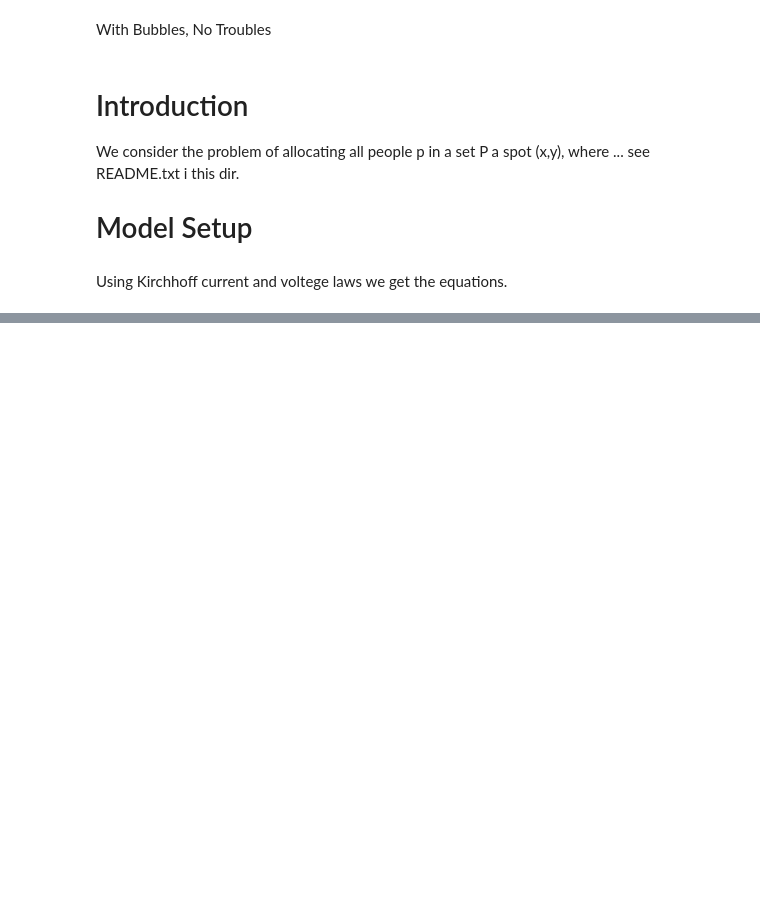
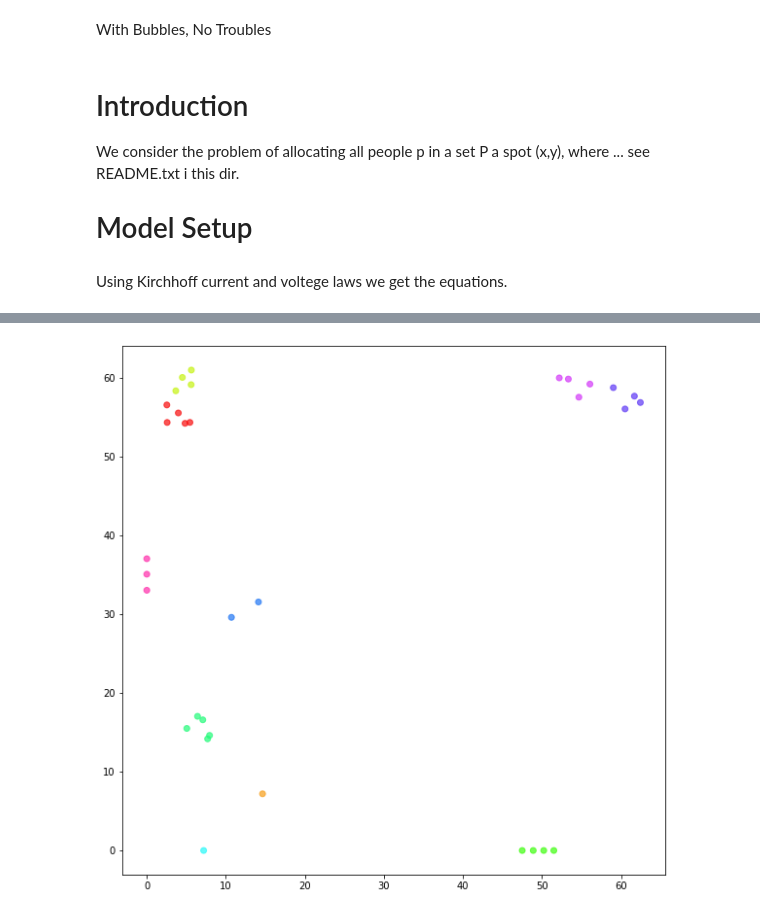
Before and after one commit to PeterSels/OnComputation, a Jupyter notebook: WithBubblesNoTroubles/WithBubblesNoTroubles.ipynb, the cells around one changed output, grey strips where cells are left out. Saved outputs shown, nothing was run; the diff lists cells and outputs as text; code cells hidden in the pictures; blank space fills up the shorter version.

```diff
--- a/WithBubblesNoTroubles/WithBubblesNoTroubles.ipynb
+++ b/WithBubblesNoTroubles/WithBubblesNoTroubles.ipynb
@@ -20,13 +20,13 @@ Using Kirchhoff current and voltege laws we get the equations.
 from gurobipy import *
 import random
 
-random.seed()
+random.seed(10)
 
 program = 'WithBubblesNoTroubles'
 
 # generate some bubbles with people:
 max_persons_per_bubble = 5
-B = 4
+B = 10
 
 p = 0
 bubbles = []
@@ -47,8 +47,8 @@ print('B = {:d}'.format(B))
 print('bubbles = ')
 print(bubbles)
 
-dSameBubbleMLo = 0.3 # meter
-dSameBubbleMHi = 3.0 # meter
+dSameBubbleMLo = 0.5 # meter
+dSameBubbleMHi = 4.0 # meter
 
 dOtherBMLo = 1.5 # meter
 
@@ -66,6 +66,7 @@ def model(xlo=0, xhi=100,
     assert len(x) == P
     assert len(y) == P
 
+    max_quad_expr = 0
     # (1) create all the 3N linear current constraints:
     for p1 in persons:  # there are P of them: 0..P-1
         for p2 in persons:  # there are P of them: 0..P-1
@@ -76,8 +77,14 @@ def model(xlo=0, xhi=100,
                     m.addConstr(quad_expr <= dSameBubbleMHi**2, 'sameMHi_p{:d}_p{:d}'.format(p1,p2))
                 else: # pair is not in same bubble, separate by pushing away from each other
                     m.addConstr(quad_expr >= dOtherBMLo**2, 'otherMLo_p{:d}_p{:d}'.format(p1,p2))
+                    max_quad_expr += quad_expr
+
+
+    #m.setObjective(max_quad_expr, GRB.MAXIMIZE)
 
     m.setParam(GRB.Param.NonConvex, 2)
+    m.setParam(GRB.Param.MIPGap, 0.05)
+
     m.write(program + '.lp')
     m.optimize()
     print(x)
@@ -144,4 +185,8 @@ df
 # %%
 import matplotlib.pyplot as plt
 
+fig = plt.figure(figsize=(10,10))
 plt.scatter(df["x"], df["y"], color=df["color"], alpha=0.7)
+plt.show()
+# %% [output]
+[figure, added]
```
Also changed, not shown: parts of 2 cells of this notebook, 1 other file.
